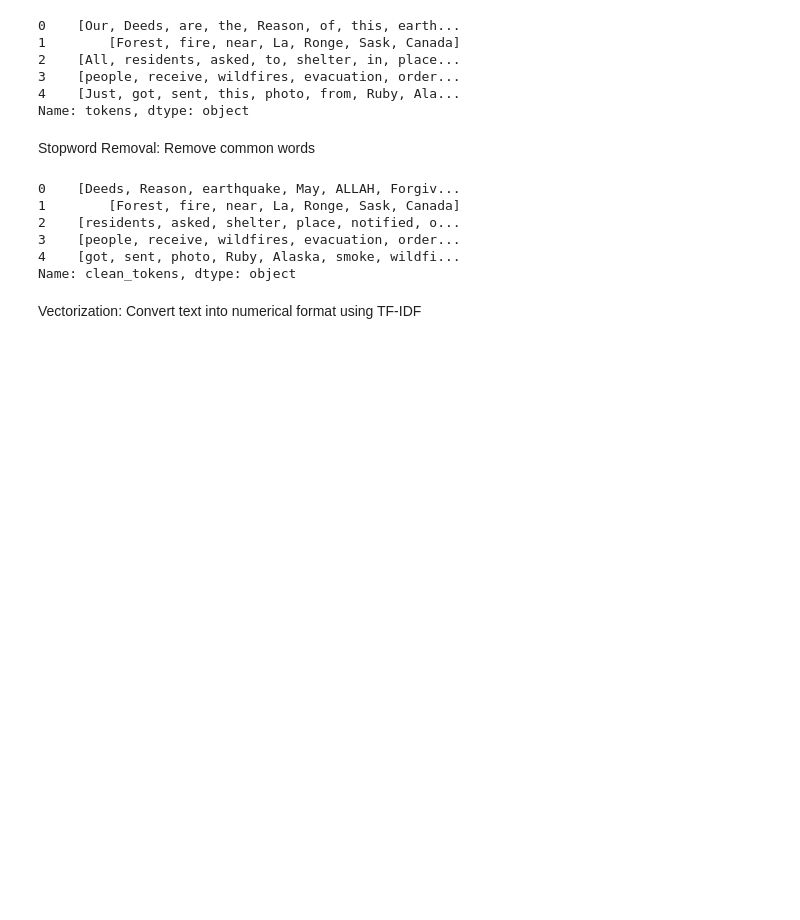
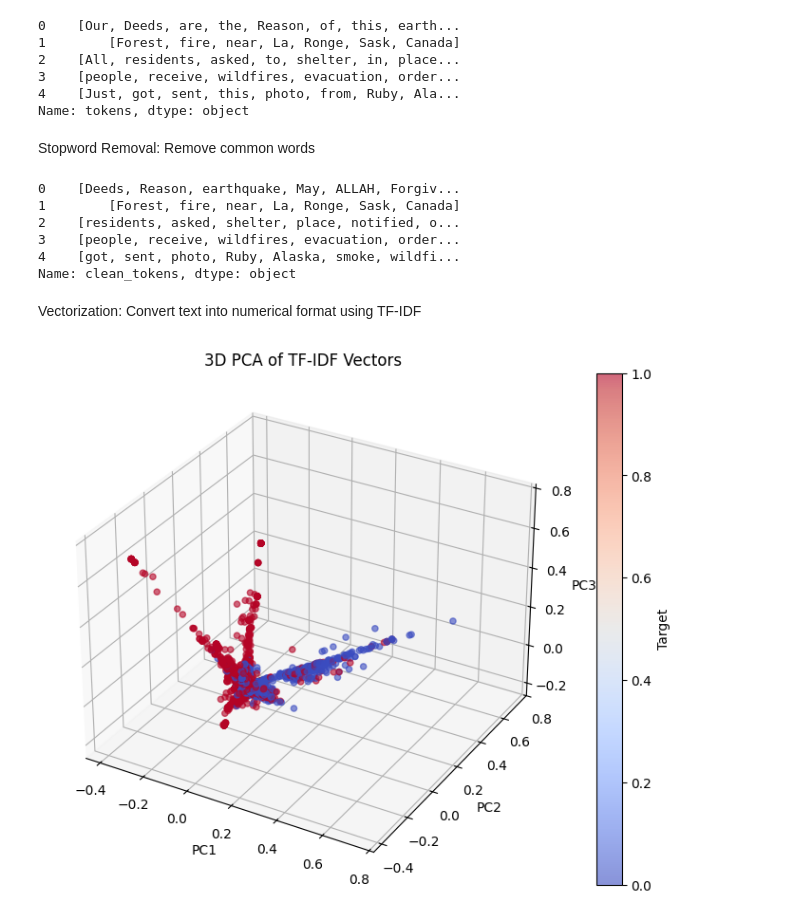
Before and after one commit to BalajiSriraman/ai-learnings, a Jupyter notebook: capstone-project/disaster-tweets.ipynb, the cells around one changed output. Saved outputs shown, nothing was run; the diff lists cells and outputs as text; code cells hidden in the pictures; blank space fills up the shorter version.

```diff
--- a/capstone-project/disaster-tweets.ipynb
+++ b/capstone-project/disaster-tweets.ipynb
@@ -289,11 +251,29 @@ train_df['clean_tokens'].head()
 Name: clean_tokens, dtype: object
 # %% [markdown]
 Vectorization: Convert text into numerical format using TF-IDF
-# %%
-from sklearn.feature_extraction.text import CountVectorizer
-
-# join tokens back to string for vectorizer
-train_df['clean_text'] = train_df['clean_tokens'].apply(lambda x: ' '.join(x))
-vectorizer = CountVectorizer()
-X = vectorizer.fit_transform(train_df['clean_text'])
-y = train_df["target"]
+# %%
+from sklearn.feature_extraction.text import TfidfVectorizer
+
+from sklearn.decomposition import PCA
+import matplotlib.pyplot as plt
+
+tfidf = TfidfVectorizer(max_features=5000, stop_words='english')
+tfidf_matrix = tfidf.fit_transform(train_df['text'])
+
+
+# ! TODO ChatGPT
+# Reduce to 3D with PCA
+pca = PCA(n_components=3)
+tfidf_3d = pca.fit_transform(tfidf_matrix.toarray())
+fig = plt.figure(figsize=(10, 7))
+ax = fig.add_subplot(111, projection='3d')
+scatter = ax.scatter(tfidf_3d[:, 0], tfidf_3d[:, 1], tfidf_3d[:, 2],
+                     c=train_df['target'], cmap='coolwarm', alpha=0.6)
+ax.set_title('3D PCA of TF-IDF Vectors')
+ax.set_xlabel('PC1')
+ax.set_ylabel('PC2')
+ax.set_zlabel('PC3')
+plt.colorbar(scatter, label='Target')
+plt.show()
+# %% [output]
+[figure, added]
```
Also changed, not shown: parts of 10 cells of this notebook.
